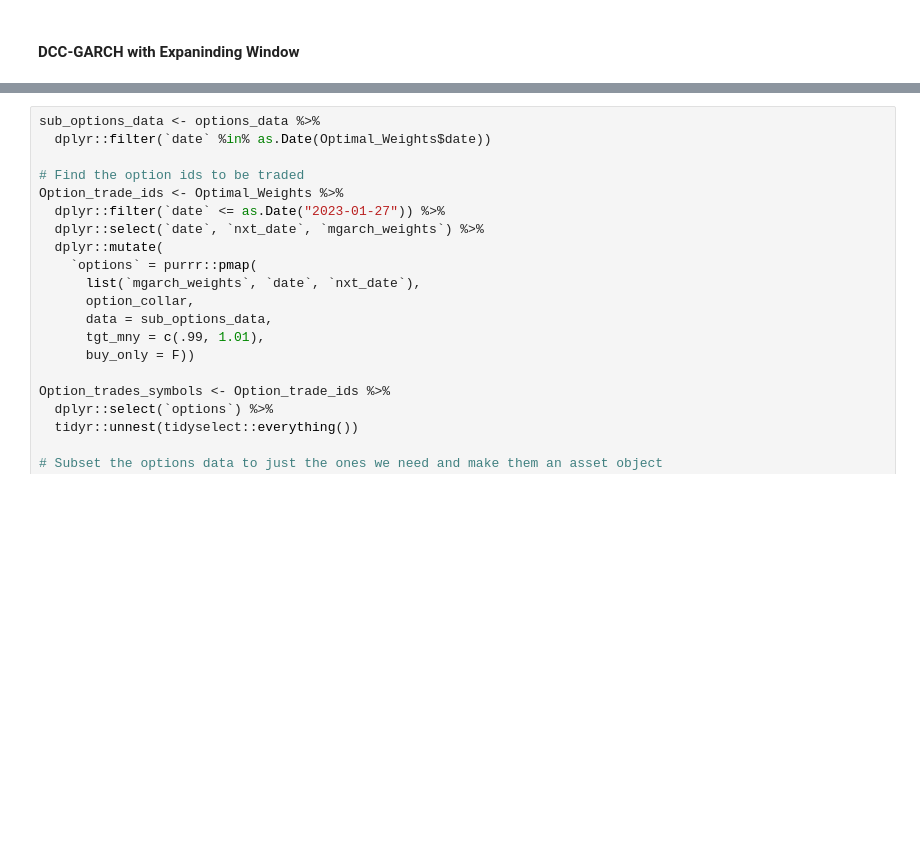
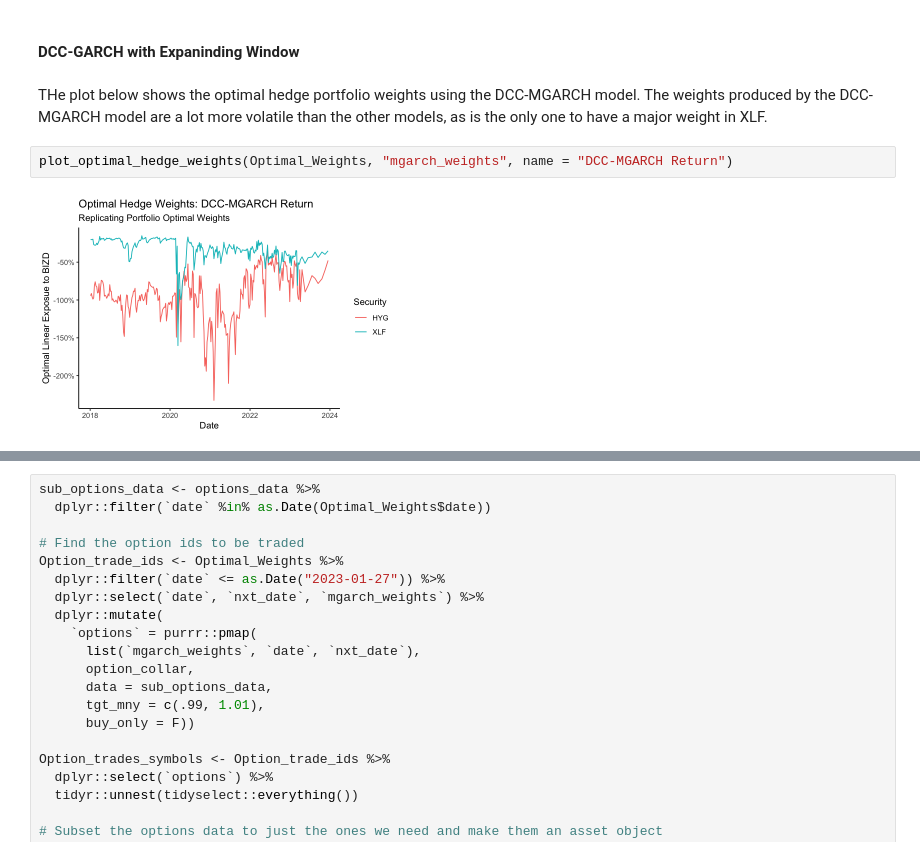
Before and after one commit to twood886/FINM33150_Quant_Trading_Project, a Jupyter notebook: Popat_Weekes_Wood_FINM33150_FinalProject.ipynb, the cells around one changed output, grey strips where cells are left out. Saved outputs shown, nothing was run; the diff lists cells and outputs as text; blank space fills up the shorter version.

```diff
--- a/Popat_Weekes_Wood_FINM33150_FinalProject.ipynb
+++ b/Popat_Weekes_Wood_FINM33150_FinalProject.ipynb
@@ -631,2 +590,8 @@ where $ R_{Asset[t-51:t]}$ is the weekly returns of asset from time $ t-51$ to n
 # %% [markdown]
 #### DCC-GARCH with Expaninding Window
+# %% [markdown]
+THe plot below shows the optimal hedge portfolio weights using the DCC-MGARCH model. The weights produced by the DCC-MGARCH model are a lot more volatile than the other models, as is the only one to have a major weight in XLF.
+# %%
+plot_optimal_hedge_weights(Optimal_Weights, "mgarch_weights", name = "DCC-MGARCH Return")
+# %% [output]
+[figure, added]
```
Also changed, not shown: parts of 22 cells of this notebook, 1 other file.
